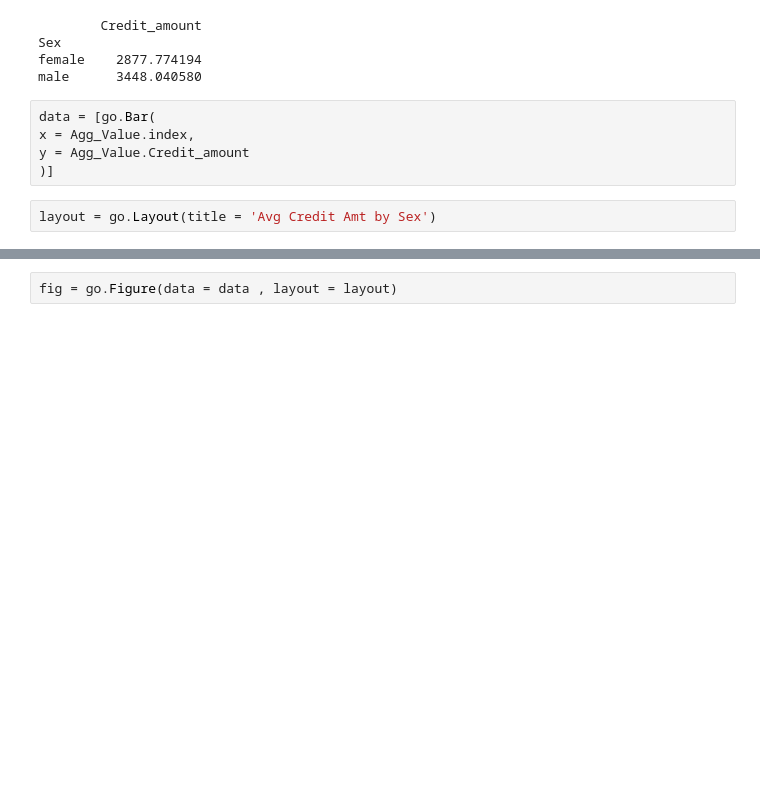
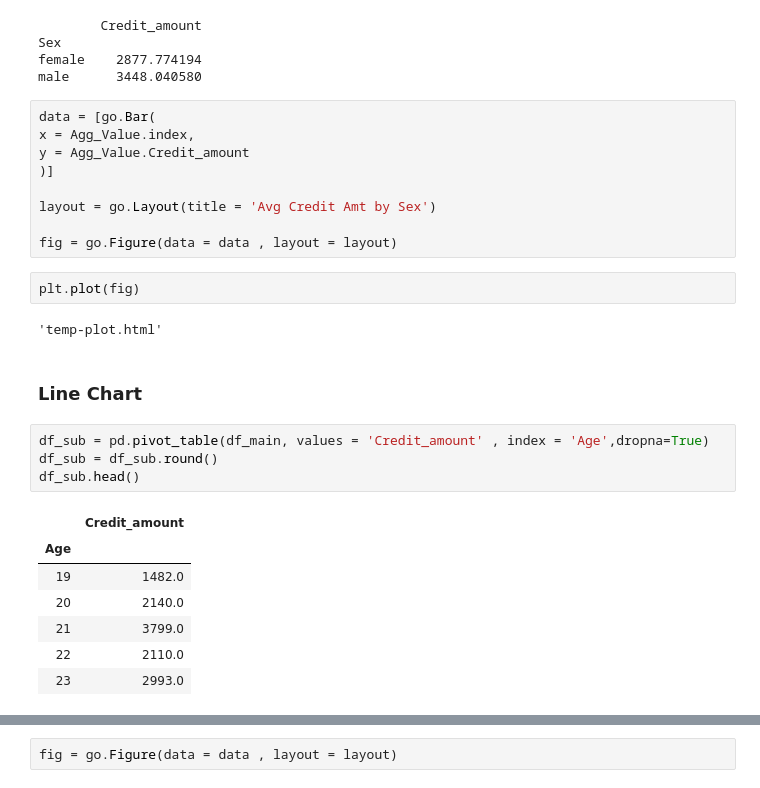
Before and after one commit to sujaytalesara/Data_Visualization_Plotly, a Jupyter notebook: File_1.ipynb, the cells around one changed output, grey strips where cells are left out. Saved outputs shown, nothing was run; the diff lists cells and outputs as text; blank space fills up the shorter version.

Commit message:
Line charts

```diff
--- a/File_1.ipynb
+++ b/File_1.ipynb
@@ -137,5 +137,25 @@ data = [go.Bar(
 x = Agg_Value.index,
 y = Agg_Value.Credit_amount
 )]
+
+layout = go.Layout(title = 'Avg Credit Amt by Sex')
+
+fig = go.Figure(data = data , layout = layout)
-# %%
-layout = go.Layout(title = 'Avg Credit Amt by Sex')
+# %%
+plt.plot(fig)
+# %% [output]
+'temp-plot.html'
+# %% [markdown]
+### Line Chart
+# %%
+df_sub = pd.pivot_table(df_main, values = 'Credit_amount' , index = 'Age',dropna=True)
+df_sub = df_sub.round()
+df_sub.head()
+# %% [output]
+|  | Credit_amount |
+| Age |  |
+| 19 | 1482.0 |
+| 20 | 2140.0 |
+| 21 | 3799.0 |
+| 22 | 2110.0 |
+| 23 | 2993.0 |
```
Also changed, not shown: parts of 1 cell of this notebook, 1 other file.
